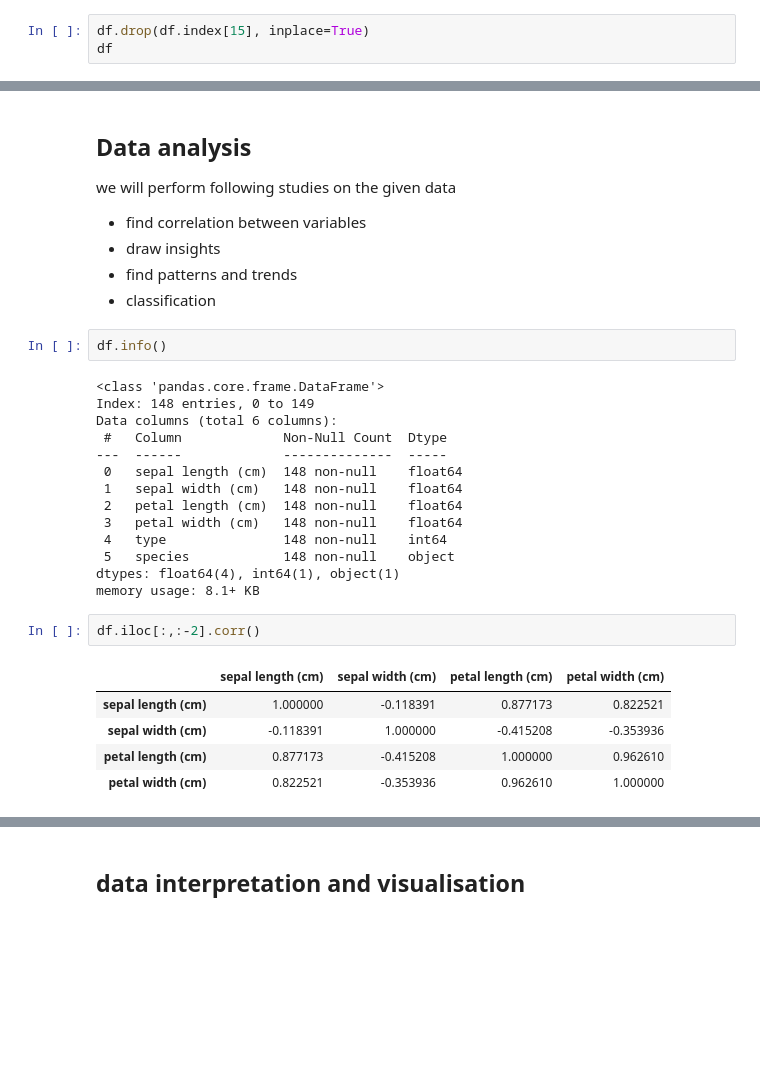
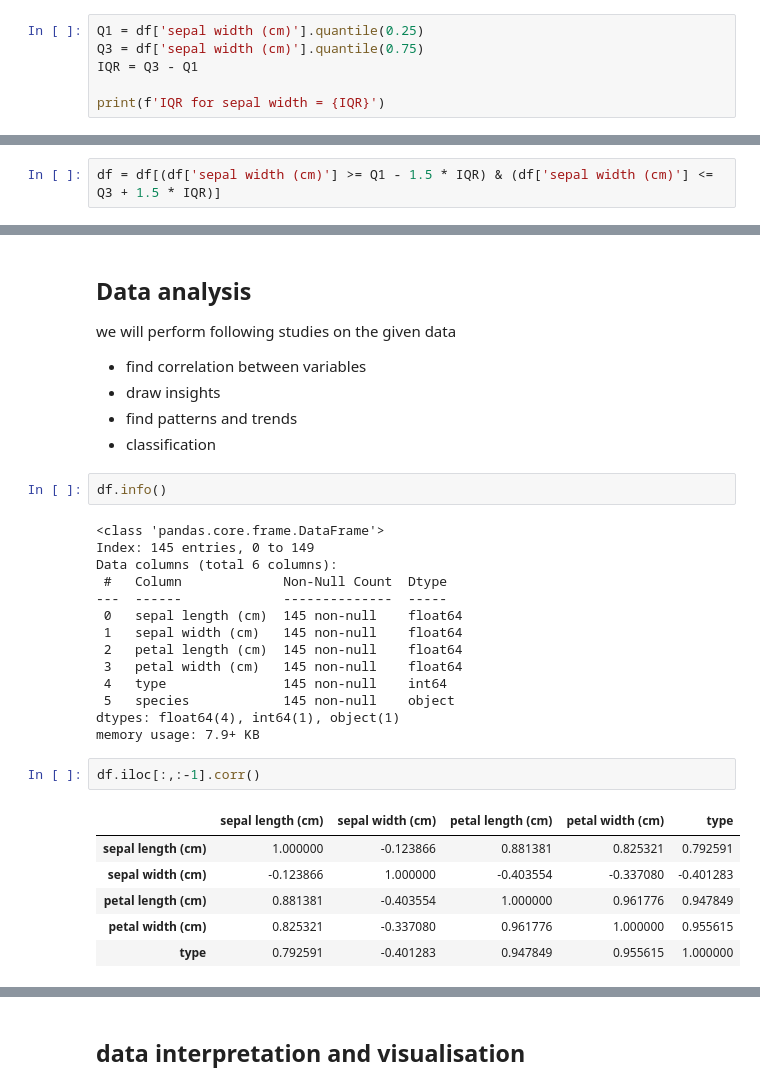
Before and after one commit to adimail/notebooks, a Jupyter notebook: iris.ipynb, the cells around one changed output, grey strips where cells are left out. Drawn from its saved outputs; the diff is of its cells as text; blank space fills up the shorter version.

```diff
--- a/iris.ipynb
+++ b/iris.ipynb
@@ -143,4 +164,7 @@ df.shape
 # %%
-df.drop(df.index[15], inplace=True)
-df
+Q1 = df['sepal width (cm)'].quantile(0.25)
+Q3 = df['sepal width (cm)'].quantile(0.75)
+IQR = Q3 - Q1
+
+print(f'IQR for sepal width = {IQR}')
 # %% [output]
@@ -159,0 +172,2 @@ df
+# %%
+df = df[(df['sepal width (cm)'] >= Q1 - 1.5 * IQR) & (df['sepal width (cm)'] <= Q3 + 1.5 * IQR)]
@@ -200,24 +228,25 @@ we will perform following studies on the given data
 df.info()
 # %% [output]
 <class 'pandas.core.frame.DataFrame'>
-Index: 148 entries, 0 to 149
+Index: 145 entries, 0 to 149
 Data columns (total 6 columns):
  #   Column             Non-Null Count  Dtype
 ---  ------             --------------  -----
- 0   sepal length (cm)  148 non-null    float64
- 1   sepal width (cm)   148 non-null    float64
- 2   petal length (cm)  148 non-null    float64
- 3   petal width (cm)   148 non-null    float64
- 4   type               148 non-null    int64
- 5   species            148 non-null    object
+ 0   sepal length (cm)  145 non-null    float64
+ 1   sepal width (cm)   145 non-null    float64
+ 2   petal length (cm)  145 non-null    float64
+ 3   petal width (cm)   145 non-null    float64
+ 4   type               145 non-null    int64
+ 5   species            145 non-null    object
 dtypes: float64(4), int64(1), object(1)
-memory usage: 8.1+ KB
+memory usage: 7.9+ KB
 # %%
-df.iloc[:,:-2].corr()
+df.iloc[:,:-1].corr()
 # %% [output]
-|  | sepal length (cm) | sepal width (cm) | petal length (cm) | petal width (cm) |
-| sepal length (cm) | 1.000000 | -0.118391 | 0.877173 | 0.822521 |
-| sepal width (cm) | -0.118391 | 1.000000 | -0.415208 | -0.353936 |
-| petal length (cm) | 0.877173 | -0.415208 | 1.000000 | 0.962610 |
-| petal width (cm) | 0.822521 | -0.353936 | 0.962610 | 1.000000 |
+|  | sepal length (cm) | sepal width (cm) | petal length (cm) | petal width (cm) | type |
+| sepal length (cm) | 1.000000 | -0.123866 | 0.881381 | 0.825321 | 0.792591 |
+| sepal width (cm) | -0.123866 | 1.000000 | -0.403554 | -0.337080 | -0.401283 |
+| petal length (cm) | 0.881381 | -0.403554 | 1.000000 | 0.961776 | 0.947849 |
+| petal width (cm) | 0.825321 | -0.337080 | 0.961776 | 1.000000 | 0.955615 |
+| type | 0.792591 | -0.401283 | 0.947849 | 0.955615 | 1.000000 |
 # %%
```
Also changed, not shown: parts of 40 cells of this notebook.
